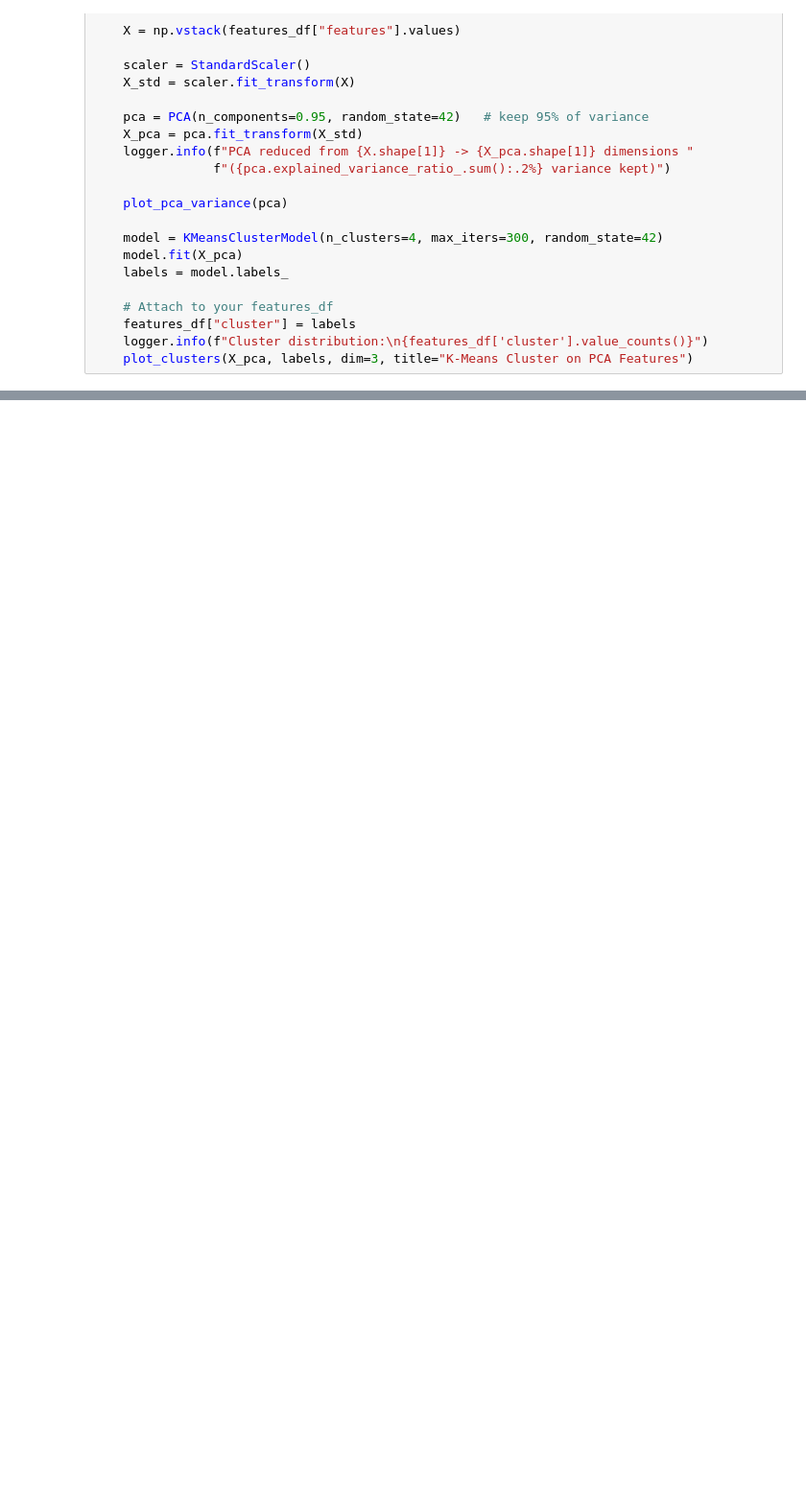
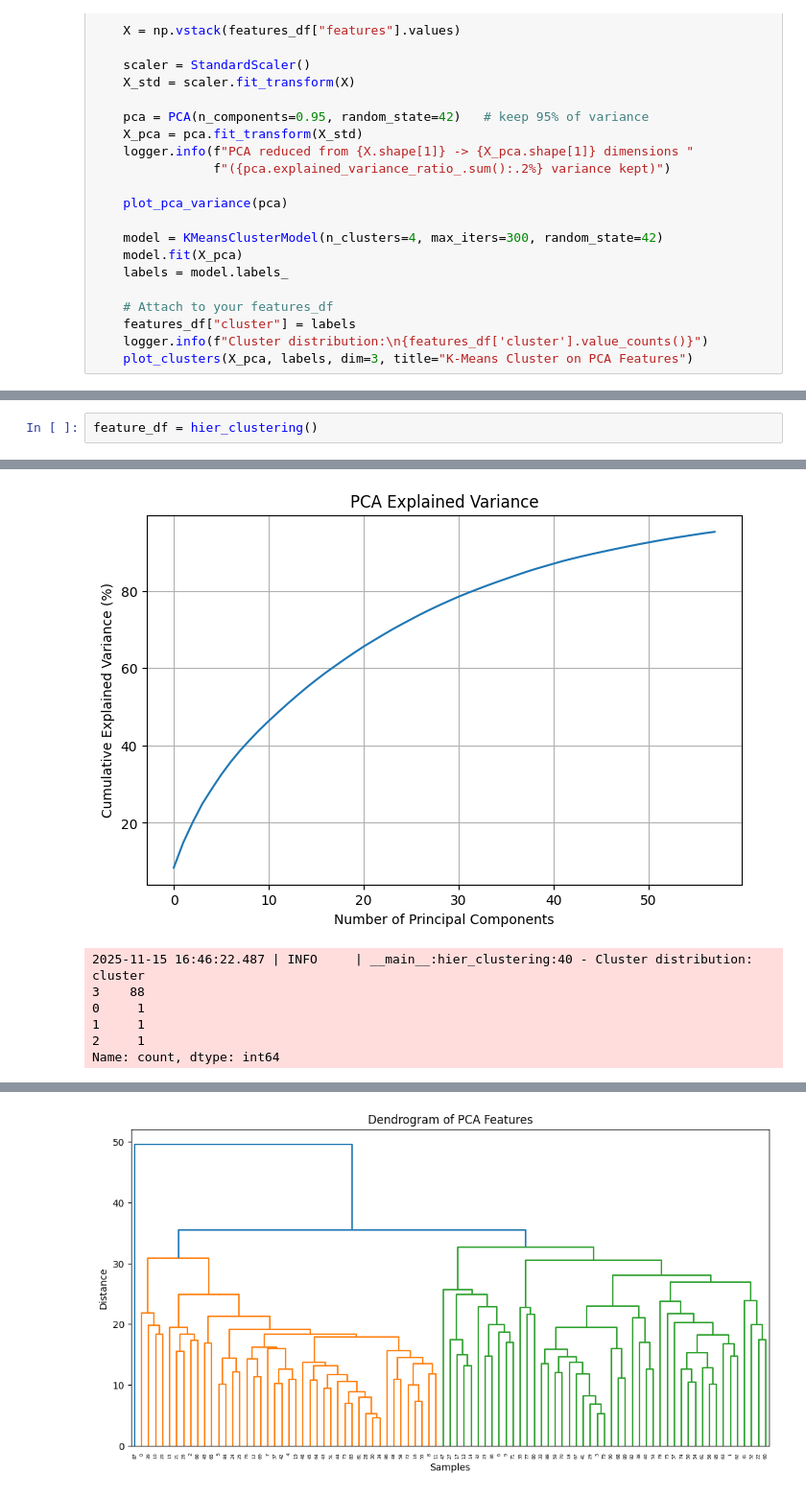
Before and after one commit to damiskov/project-02807, a Jupyter notebook: notebooks/pitch_based_clustering.ipynb, the cells around one changed output, grey strips where cells are left out. Shown at 96% size. Cells and saved outputs as stored; diff of their text form; blank space fills up the shorter version.

```diff
--- a/notebooks/pitch_based_clustering.ipynb
+++ b/notebooks/pitch_based_clustering.ipynb
@@ -76,0 +128,3 @@ Name: count, dtype: int64
+# %%
+feature_df = hier_clustering()
+# %% [output]
@@ -76,0 +134,8 @@ Name: count, dtype: int64
+[figure, added]
+2025-11-15 16:46:22.487 | INFO     | __main__:hier_clustering:40 - Cluster distribution:
+cluster
+3    88
+0     1
+1     1
+2     1
+Name: count, dtype: int64
@@ -76,0 +143 @@ Name: count, dtype: int64
+[figure, added]
```
Also changed, not shown: parts of 7 cells of this notebook, 2 other files.
